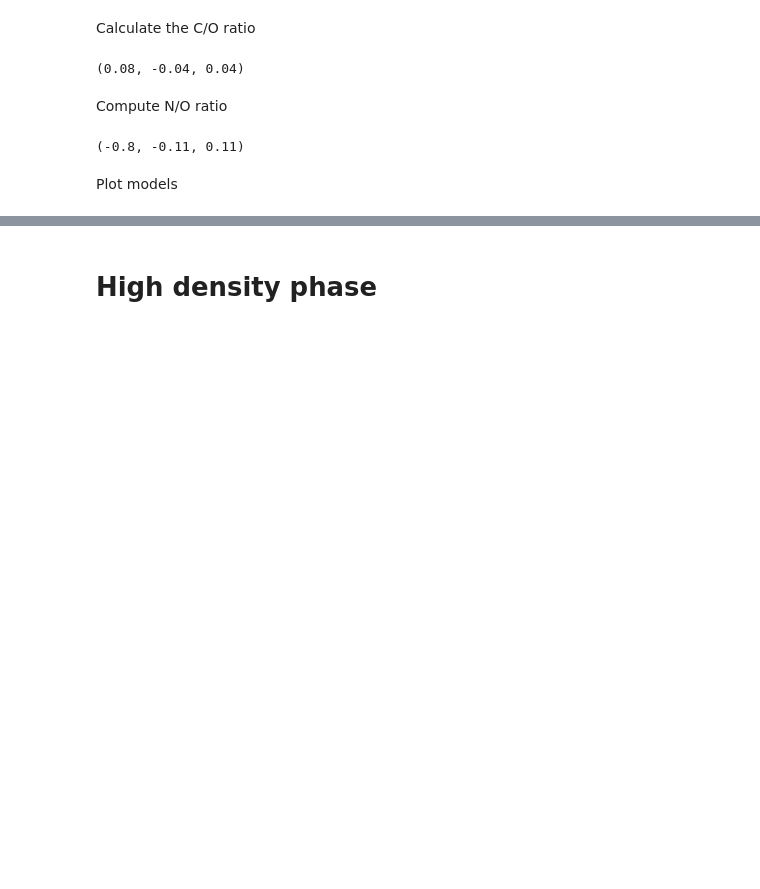
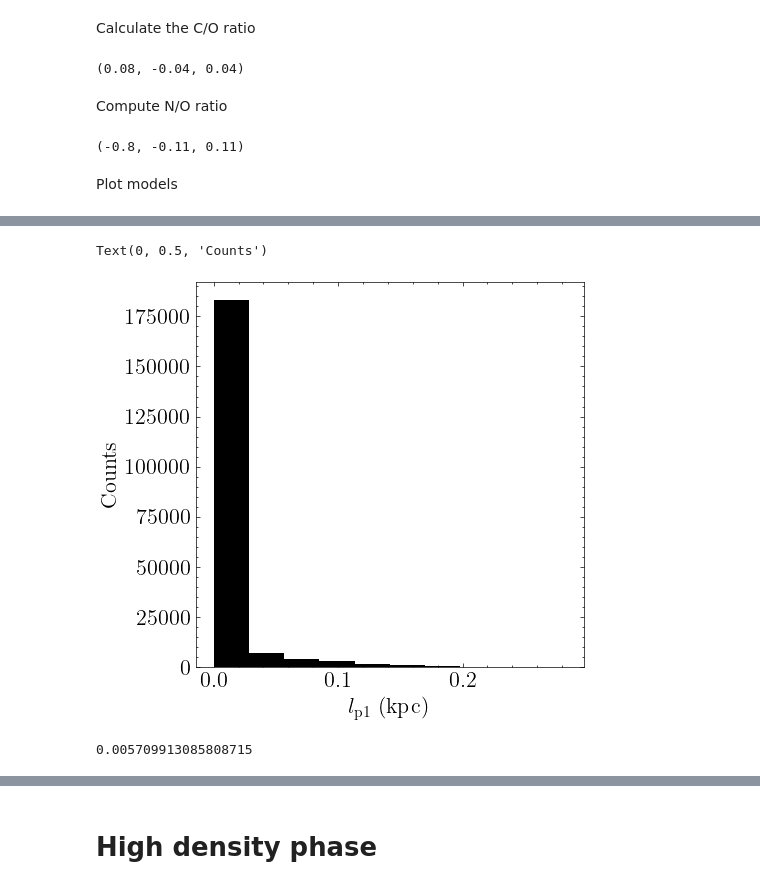
Before and after one commit to suyashk12/cgm_science, a Jupyter notebook: cloudy_fitting/z=1.09_cloudy_fit.ipynb, the cells around one changed output, grey strips where cells are left out. Cells and saved outputs as stored; diff of their text form; code cells hidden in the pictures; blank space fills up the shorter version.

```diff
--- a/cloudy_fitting/z=1.09_cloudy_fit.ipynb
+++ b/cloudy_fitting/z=1.09_cloudy_fit.ipynb
@@ -303,0 +430,9 @@ np.round(logN_OIII_res_med, 2), np.round(logN_OIII_res_sig, 2)
+# %%
+l_hi_dist = np.zeros(len(flat_samples_tp))
+
+for i in range(len(flat_samples_tp)):
+
+    flat_samples_row = flat_samples_tp.iloc[i]
+
+    l_hi_dist[i] = get_cloud_size(flat_samples_row['logN_HI_p1'], flat_samples_row['log_hdens_p1'],
+                                    species_logN_interp, flat_samples_row['log_metals_p1'])
@@ -303,0 +448,16 @@ np.round(logN_OIII_res_med, 2), np.round(logN_OIII_res_sig, 2)
+# %%
+fig, ax = plt.subplots(1, figsize=(5,5))
+
+ax.hist(l_hi_dist, bins=10)
+
+ax.set_xlabel(r'$l_{\mathrm{p1}}$ (kpc)')
+ax.set_ylabel('Counts')
+
+#ax.set_xlim(0,1000)
+# %% [output]
+Text(0, 0.5, 'Counts')
+[figure, added]
+# %%
+1000*np.median(l_hi_dist)
+# %% [output]
+0.005709913085808715
```
Also changed, not shown: parts of 111 cells of this notebook, 9 other files.
